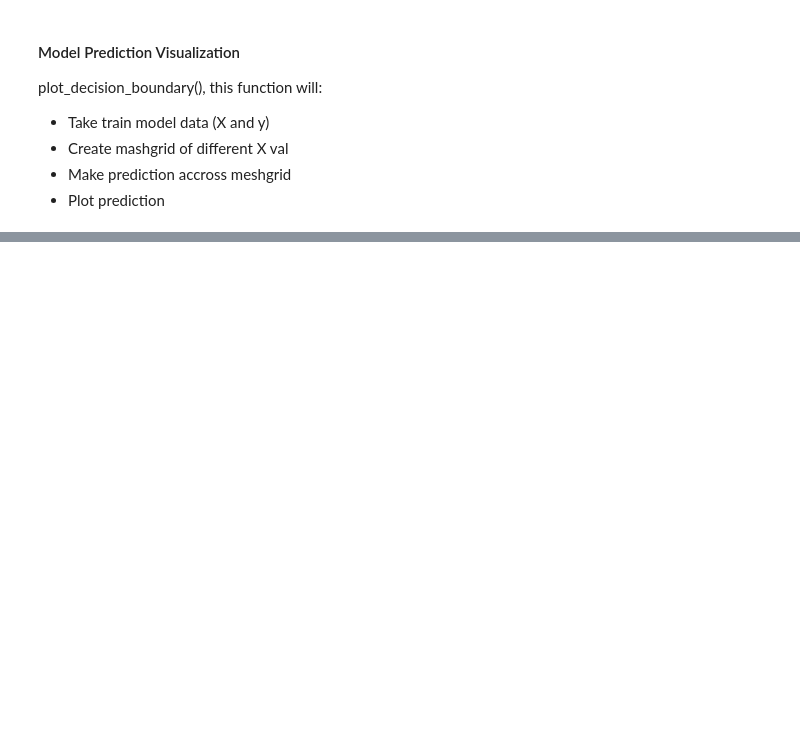
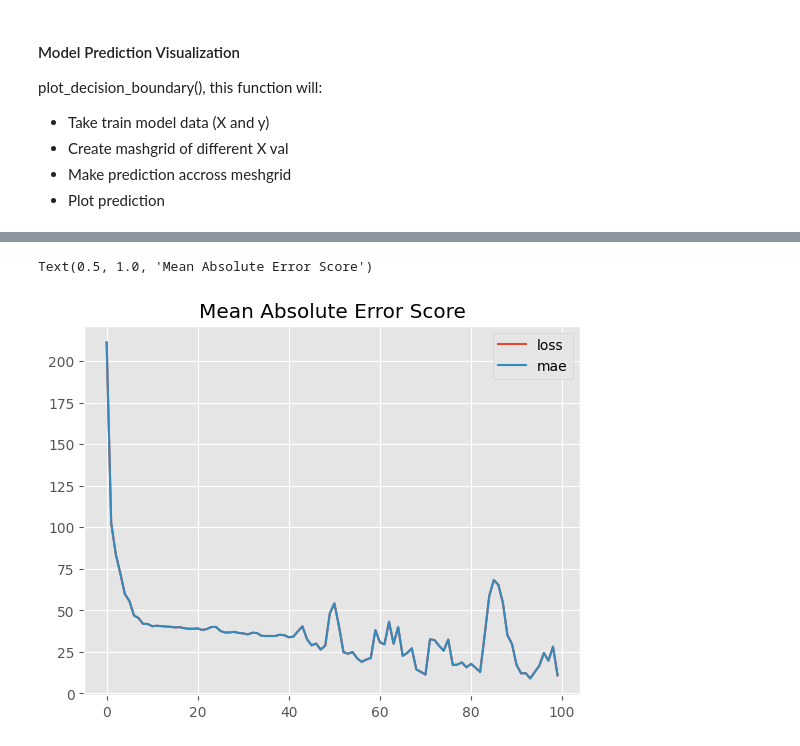
Before and after one commit to DiandraRifqiM/A-Journey-with-TensorFlow, a Jupyter notebook: Course 6/NNClassification.ipynb, the cells around one changed output, grey strips where cells are left out. Cells and saved outputs as stored; diff of their text form; code cells hidden in the pictures; blank space fills up the shorter version.

Commit message:
New Added: Create Regression Data, Regression Model, Viusalize Regression Prediction

```diff
--- a/Course 6/NNClassification.ipynb
+++ b/Course 6/NNClassification.ipynb
@@ -303,0 +285,18 @@ Binary classification
+# %%
+# Data for regression model
+
+tf.random.set_seed(42)
+X_regression = tf.range(0, 1000, 5)
+y_regression = tf.range(100, 1100, 5)
+
+# Fix tensor dimension
+X_regression = tf.expand_dims(X_regression, axis=-1)
+y_regression = tf.expand_dims(y_regression, axis=-1)
+
+X_reg_train = X_regression[:150]
+X_reg_test = X_regression[150:]
+y_reg_train = y_regression[:150]
+y_reg_test = y_regression[150:]
+
+# Model_3 fit
+# model_3.fit(X_reg_train, y_reg_train, epochs=1000)
@@ -303,0 +305,18 @@ Binary classification
+# %%
+# Set seed
+tf.random.set_seed(42)
+
+# Create model1_reg for regression problem
+model1_reg = tf.keras.Sequential([
+    tf.keras.layers.Dense(100),
+    tf.keras.layers.Dense(10),
+    tf.keras.layers.Dense(1)
+])
+
+# Creat model compiler to handle regression problem
+model1_reg.compile(optimizer=tf.keras.optimizers.Adam(learning_rate=0.01),
+                   loss = tf.keras.losses.mae,
+                   metrics = ["mae"])
+
+# Fit new model to regression problem
+history_reg = model1_reg.fit(X_reg_train, y_reg_train, epochs=100)
@@ -303,0 +341,6 @@ Binary classification
+# %%
+pd.DataFrame(history_reg.history).plot()
+plt.title("Mean Absolute Error Score")
+# %% [output]
+Text(0.5, 1.0, 'Mean Absolute Error Score')
+[figure, added]
```
Also changed, not shown: parts of 15 cells of this notebook.
